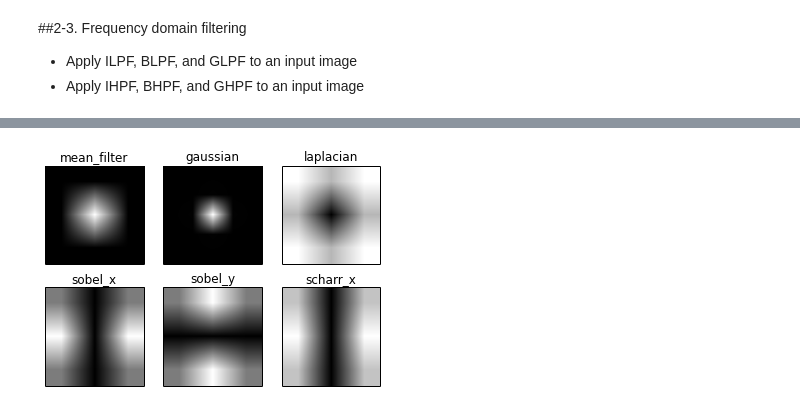
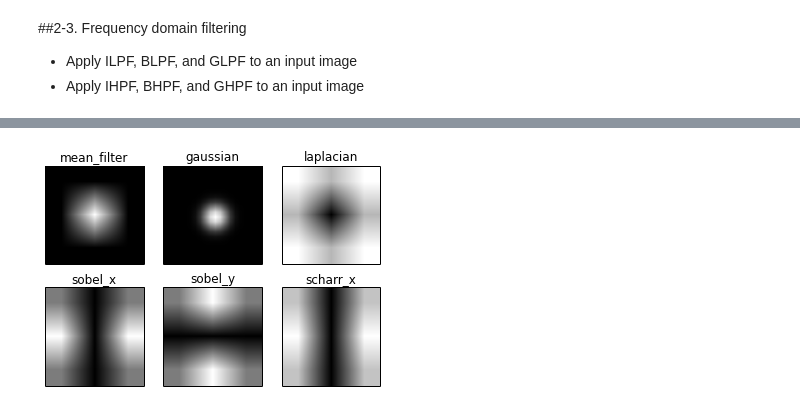
Before and after one commit to coder0526/iphw2013, a Jupyter notebook: Ip hw.ipynb, the cells around one changed output, grey strips where cells are left out. Saved outputs shown, nothing was run; the diff lists cells and outputs as text; code cells hidden in the pictures.

```diff
--- a/Ip hw.ipynb
+++ b/Ip hw.ipynb
@@ -82,0 +67,6 @@ plt.show()
+# %%
+from plotters import CrazyPlotter as crazy
+reload(sys.modules['plotters'])
+cp = crazy()
+for i in range(1, 4):
+  cp.frequency_filtering( img=taylor, mask=cp.squre_mask(img, 0.01*i)).show()
@@ -82,0 +77,6 @@ plt.show()
+# %%
+from plotters import CrazyPlotter as crazy
+reload(sys.modules['plotters'])
+cp = crazy()
+for i in range(3, 20, 6):
+  cp.frequency_filtering( img=taylor, mask=cp.gaussian_mask(img, 4*i)).show()
@@ -83,39 +87,46 @@ plt.show()
+# %%
+from plotters import CrazyPlotter as crazy
+reload(sys.modules['plotters'])
+cp = crazy()
+for i in range(3, 20, 6):
+  cp.frequency_filtering( img=taylor, mask=cp.gaussian_mask(img, 4*i)).show()
 # %%
 # simple averaging filter without scaling parameter
 mean_filter = np.ones((3,3))
 
 # creating a guassian filter
-x = cv2.getGaussianKernel(5,10)
+x = cv2.getGaussianKernel( 20, 2)
 gaussian = x*x.T
 
 # different edge detecting filters
 # scharr in x-direction
 scharr = np.array([[-3, 0, 3],
                    [-10,0,10],
                    [-3, 0, 3]])
 # sobel in x direction
 sobel_x= np.array([[-1, 0, 1],
                    [-2, 0, 2],
                    [-1, 0, 1]])
 # sobel in y direction
 sobel_y= np.array([[-1,-2,-1],
                    [0, 0, 0],
                    [1, 2, 1]])
 # laplacian
 laplacian=np.array([[0, 1, 0],
                     [1,-4, 1],
                     [0, 1, 0]])
 
 filters = [mean_filter, gaussian, laplacian, sobel_x, sobel_y, scharr]
 filter_name = ['mean_filter', 'gaussian','laplacian', 'sobel_x', \
                 'sobel_y', 'scharr_x']
 fft_filters = [np.fft.fft2(x) for x in filters]
 fft_shift = [np.fft.fftshift(y) for y in fft_filters]
 mag_spectrum = [np.log(np.abs(z)+1) for z in fft_shift]
 
 for i in xrange(6):
     plt.subplot(2,3,i+1),plt.imshow(mag_spectrum[i],cmap = 'gray')
     plt.title(filter_name[i]), plt.xticks([]), plt.yticks([])
+
 plt.show()
 # %% [output]
-[figure, old version]
+[figure, new version]
```
Also changed, not shown: parts of 6 cells of this notebook, 3 other files.
